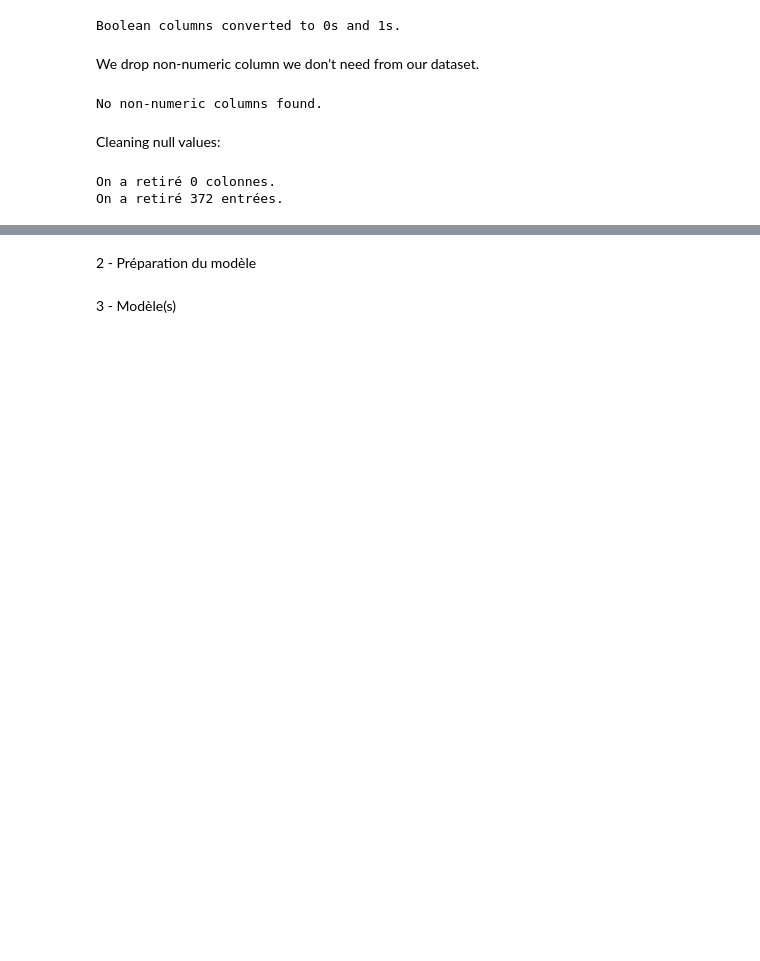
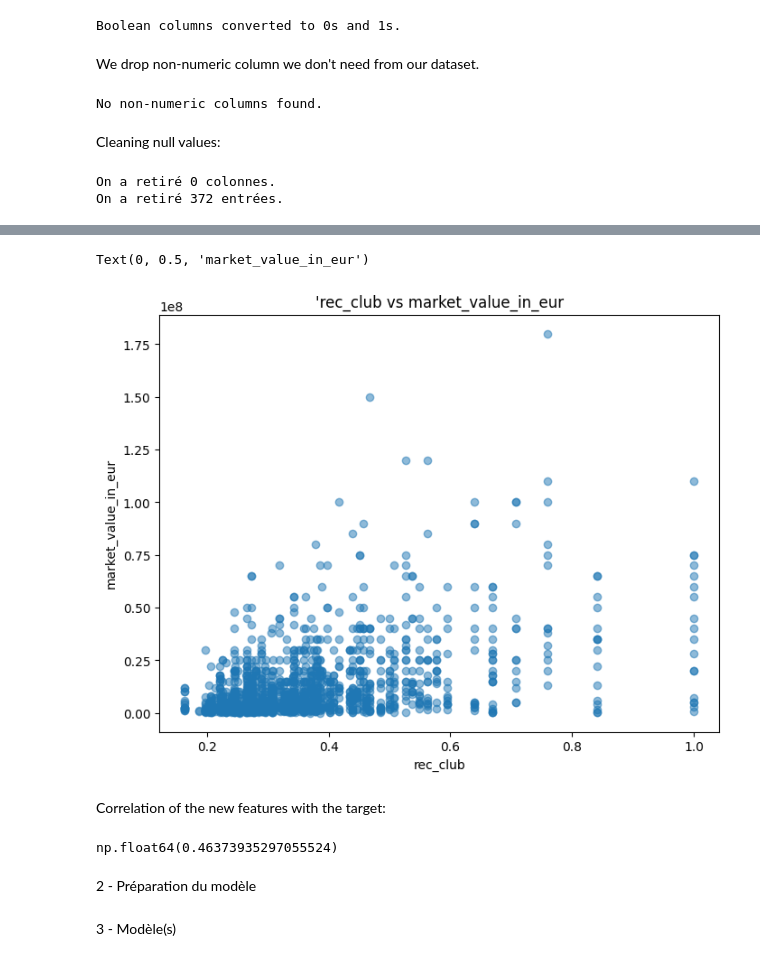
Before and after one commit to Akulla-A/Football_regression, a Jupyter notebook: main.ipynb, the cells around one changed output, grey strips where cells are left out. Drawn from its saved outputs; the diff is of its cells as text; code cells hidden in the pictures; blank space fills up the shorter version.

```diff
--- a/main.ipynb
+++ b/main.ipynb
@@ -307,0 +405,3 @@ _datasetCleaning.head()
+# %%
+_datasetCleaning['rec_club'] = 1/np.power(_datasetCleaning['Club Ranking'], (1/4))
+_datasetCleaning.head()
@@ -308,3 +416,18 @@ _datasetCleaning.head()
+# %%
+plt.figure(figsize=(8, 6))  # Adjust figure size as needed
+plt.scatter(_datasetCleaning['rec_club'], _datasetCleaning[target], alpha=0.5)
+plt.title(f"'rec_club vs {target}")
+plt.xlabel('rec_club')
+plt.ylabel(target)
+# %% [output]
+Text(0, 0.5, 'market_value_in_eur')
+[figure, added]
+# %% [markdown]
+Correlation of the new features with the target:
+# %%
+_datasetCleaning['rec_club'].corr(_datasetCleaning[target])
+# %% [output]
+np.float64(0.46373935297055524)
 # %% [markdown]
 2 - Préparation du modèle
 # %%
```
Also changed, not shown: parts of 20 cells of this notebook.
